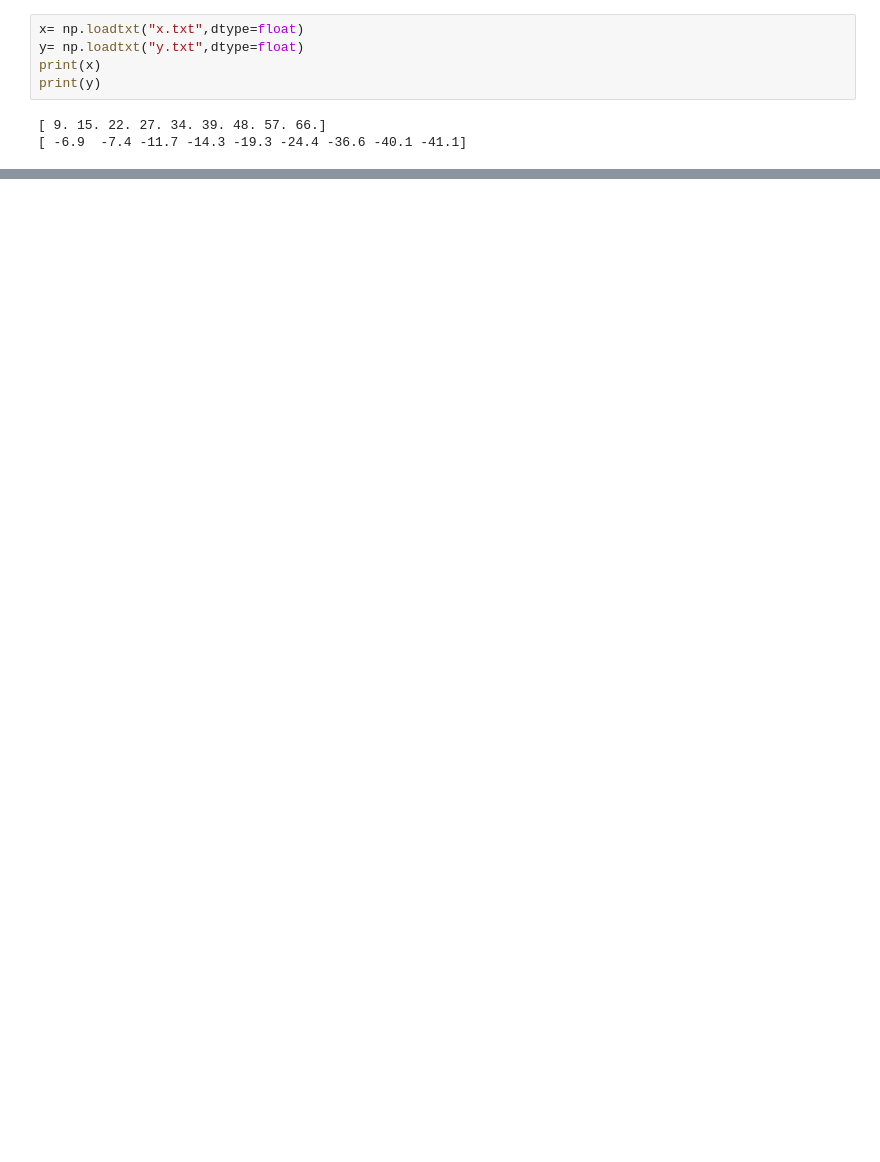
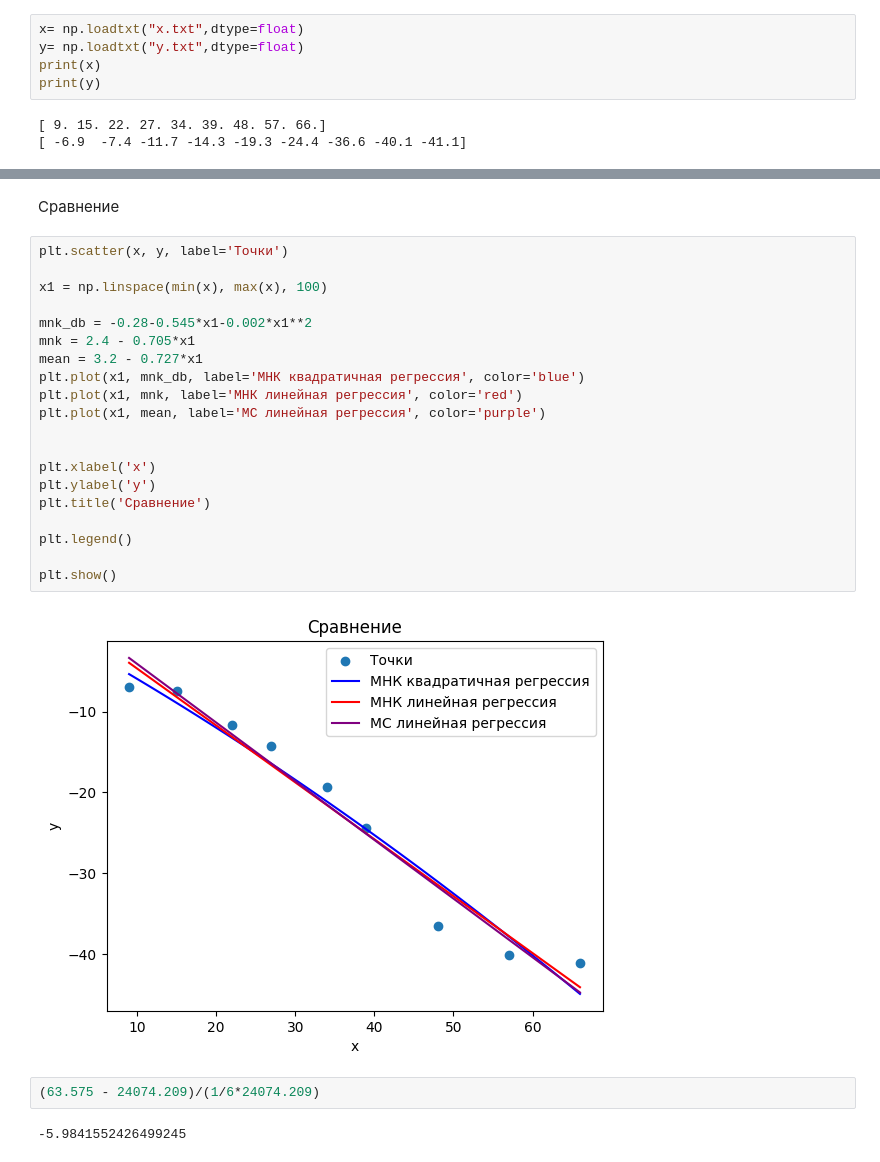
Before and after one commit to Romariok/Mathematical-statistics, a Jupyter notebook: lab7/main.ipynb, the cells around one changed output, grey strips where cells are left out. Drawn from its saved outputs; the diff is of its cells as text; blank space fills up the shorter version.

```diff
--- a/lab7/main.ipynb
+++ b/lab7/main.ipynb
@@ -141,0 +118,28 @@ print(new_y)
+# %% [markdown]
+Сравнение
+# %%
+plt.scatter(x, y, label='Точки')
+
+x1 = np.linspace(min(x), max(x), 100)
+
+mnk_db = -0.28-0.545*x1-0.002*x1**2
+mnk = 2.4 - 0.705*x1
+mean = 3.2 - 0.727*x1
+plt.plot(x1, mnk_db, label='МНК квадратичная регрессия', color='blue')
+plt.plot(x1, mnk, label='МНК линейная регрессия', color='red')
+plt.plot(x1, mean, label='МС линейная регрессия', color='purple')
+
+
+plt.xlabel('x')
+plt.ylabel('y')
+plt.title('Сравнение')
+
+plt.legend()
+
+plt.show()
+# %% [output]
+[figure, added]
+# %%
+(63.575 - 24074.209)/(1/6*24074.209)
+# %% [output]
+-5.9841552426499245
```
Also changed, not shown: parts of 23 cells of this notebook, 10 other files.
